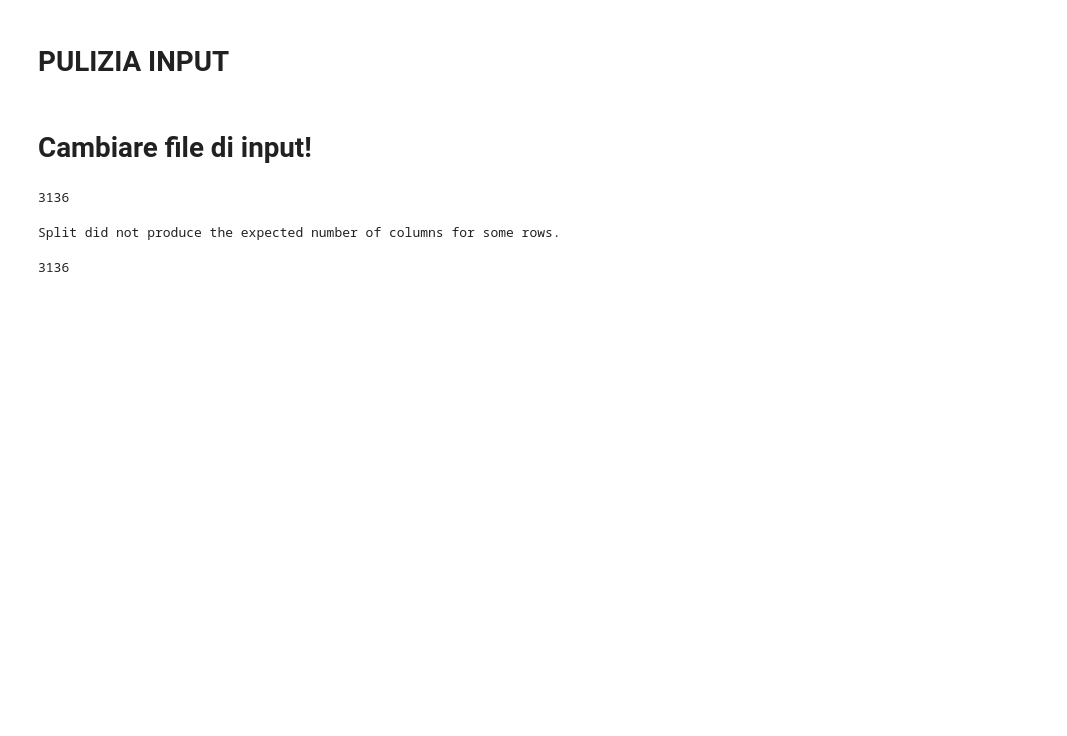
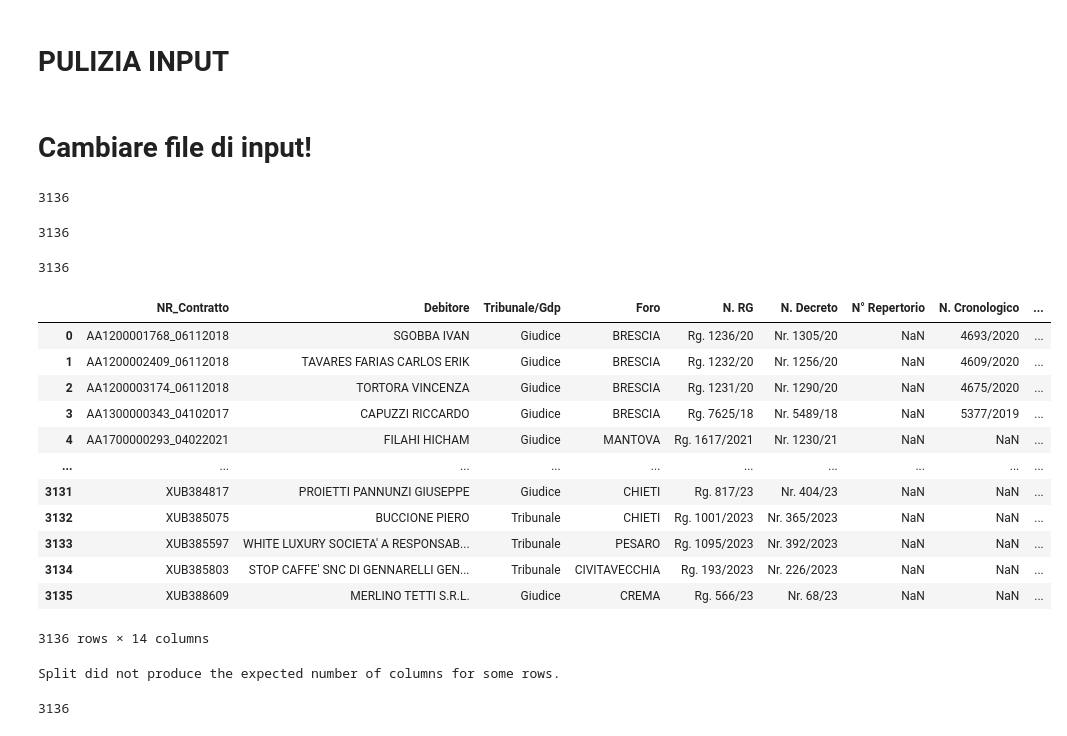
Before and after one commit to ClaudiaEsposit/Scraping_ade, a Jupyter notebook: 1_Main.ipynb, the cells around one changed output. Cells and saved outputs as stored; diff of their text form; code cells hidden in the pictures; blank space fills up the shorter version.

```diff
--- a/1_Main.ipynb
+++ b/1_Main.ipynb
@@ -192,3 +193,7 @@ n_columns = input.filter(regex='^N')
 contains_dash = n_columns.applymap(lambda x: '-' in str(x) and '/' not in str(x))
 n_columns = n_columns.applymap(lambda x: x.replace('-', '/') if '-' in str(x) else x)
 input[n_columns.columns] = n_columns
+# %%
+len(input)
+# %% [output]
+3136
@@ -199,6 +211,26 @@ input = input[input['N.R.G.E PPT'].str.contains('/', na=True) | input['N.R.G.E P
 input = input[input['N° Repertorio'].str.contains('/', na=True) | input['N° Repertorio'].isna()]
 input = input[input['N° Rep PPT'].str.contains('/', na=True) | input['N° Rep PPT'].isna()]
 input = input[input['N. Cronologico'].str.contains('/', na=True) | input['N. Cronologico'].isna()]
+# %%
+len(input)
+# %% [output]
+3136
+# %%
+input
+# %% [output]
+|  | NR_Contratto | Debitore | Tribunale/Gdp | Foro | N. RG | N. Decreto | N° Repertorio | N. Cronologico | ... |
+| 0 | AA1200001768_06112018 | SGOBBA IVAN | Giudice | BRESCIA | Rg. 1236/20 | Nr. 1305/20 | NaN | 4693/2020 | ... |
+| 1 | AA1200002409_06112018 | TAVARES FARIAS CARLOS ERIK | Giudice | BRESCIA | Rg. 1232/20 | Nr. 1256/20 | NaN | 4609/2020 | ... |
+| 2 | AA1200003174_06112018 | TORTORA VINCENZA | Giudice | BRESCIA | Rg. 1231/20 | Nr. 1290/20 | NaN | 4675/2020 | ... |
+| 3 | AA1300000343_04102017 | CAPUZZI RICCARDO | Giudice | BRESCIA | Rg. 7625/18 | Nr. 5489/18 | NaN | 5377/2019 | ... |
+| 4 | AA1700000293_04022021 | FILAHI HICHAM | Giudice | MANTOVA | Rg. 1617/2021 | Nr. 1230/21 | NaN | NaN | ... |
+| ... | ... | ... | ... | ... | ... | ... | ... | ... | ... |
+| 3131 | XUB384817 | PROIETTI PANNUNZI GIUSEPPE | Giudice | CHIETI | Rg. 817/23 | Nr. 404/23 | NaN | NaN | ... |
+| 3132 | XUB385075 | BUCCIONE PIERO | Tribunale | CHIETI | Rg. 1001/2023 | Nr. 365/2023 | NaN | NaN | ... |
+| 3133 | XUB385597 | WHITE LUXURY SOCIETA' A RESPONSAB... | Tribunale | PESARO | Rg. 1095/2023 | Nr. 392/2023 | NaN | NaN | ... |
+| 3134 | XUB385803 | STOP CAFFE' SNC DI GENNARELLI GEN... | Tribunale | CIVITAVECCHIA | Rg. 193/2023 | Nr. 226/2023 | NaN | NaN | ... |
+| 3135 | XUB388609 | MERLINO TETTI S.R.L. | Giudice | CREMA | Rg. 566/23 | Nr. 68/23 | NaN | NaN | ... |
+3136 rows × 14 columns
 # %%
 input = input.drop_duplicates()
 input = clean(input)
```
Also changed, not shown: parts of 6 cells of this notebook, 2 other files.
